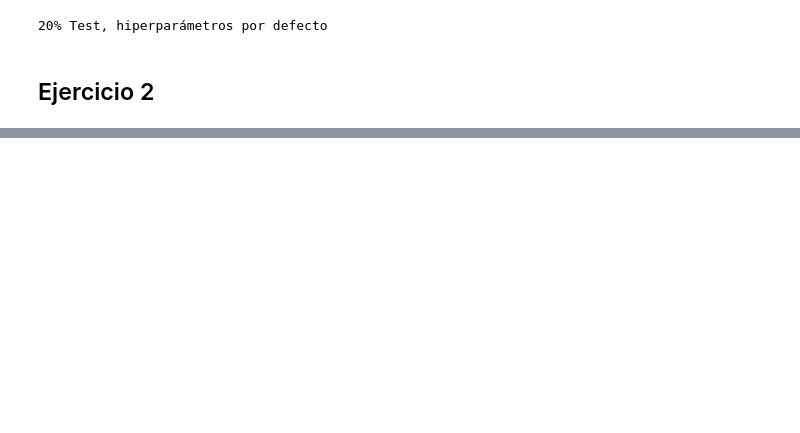
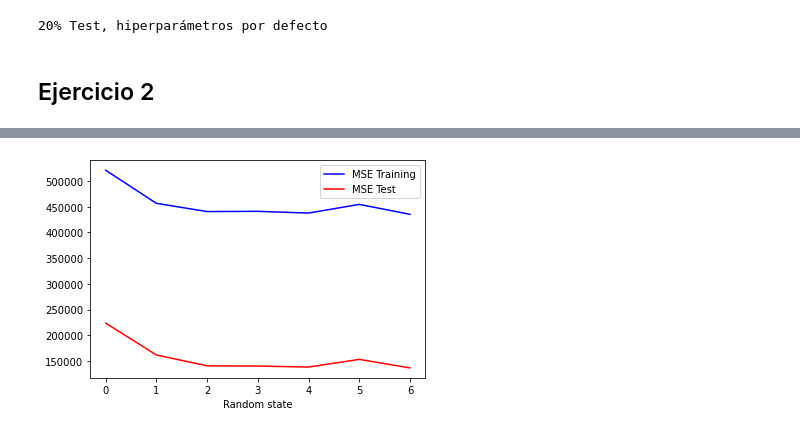
Before and after one commit to qgerman2/ml_labs, a Jupyter notebook: lab4.ipynb, the cells around one changed output, grey strips where cells are left out. Saved outputs shown, nothing was run; the diff lists cells and outputs as text; code cells hidden in the pictures; blank space fills up the shorter version.

```diff
--- a/lab4.ipynb
+++ b/lab4.ipynb
@@ -37,0 +62,16 @@ print("20% Test, hiperparámetros por defecto")
+# %%
+resultado = []
+for i in range(7):
+    capas = [50]*i
+    clf = MLPRegressor(max_iter=10000, hidden_layer_sizes=capas, random_state=0)
+    clf.fit(X_train, y_train)
+
+    y_train_predict = clf.predict(X_train)
+    y_test_predict = clf.predict(X_test)
+
+    mse_train = mean_squared_error(y_train, y_train_predict)
+    mse_test = mean_squared_error(y_test, y_test_predict)
+    res = [i, mse_train, mse_test]
+    resultado.append(res)
+    display([i, mse_train, mse_test, capas])
+resultado = np.array(resultado)
@@ -37,0 +86,8 @@ print("20% Test, hiperparámetros por defecto")
+# %%
+plt.plot(resultado[:,0], resultado[:,1], color='blue')
+plt.plot(resultado[:,0], resultado[:,2], color='red')
+plt.xlabel('Random state')
+plt.legend(["MSE Training", "MSE Test"])
+plt.show()
+# %% [output]
+[figure, added]
```
Also changed, not shown: parts of 6 cells of this notebook, 1 other file.
